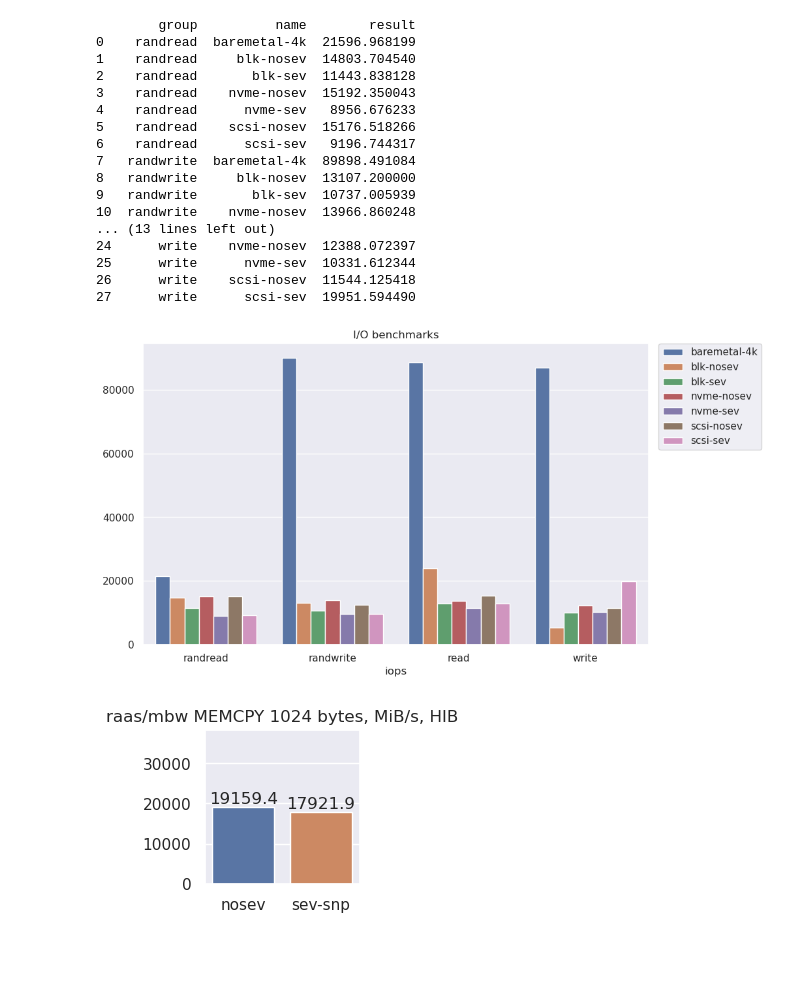
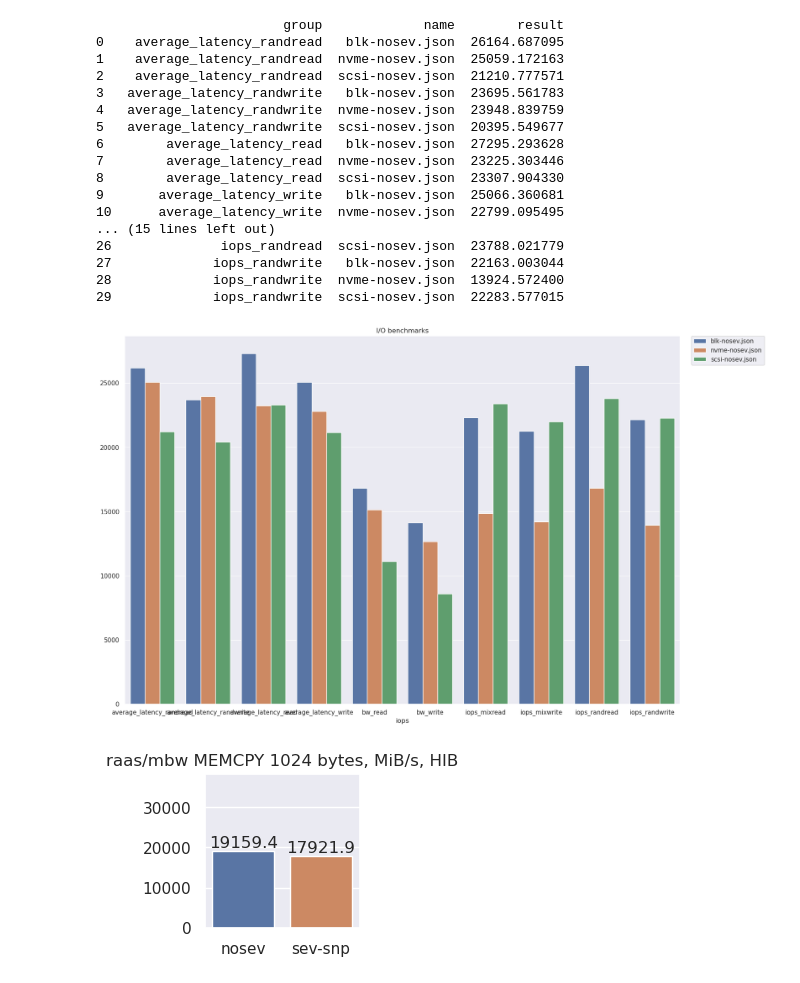
Before and after one commit to rcastellotti/gr, a Jupyter notebook: main.ipynb, the cells around one changed output. Cells and saved outputs as stored; diff of their text form; code cells hidden in the pictures; blank space fills up the shorter version.

```diff
--- a/main.ipynb
+++ b/main.ipynb
@@ -1,46 +1,46 @@
 # %%
 import os
 import pandas as pd
 import seaborn as sns
 import json
 import matplotlib.pyplot as plt
 from pprint import pprint
 
 
 df=pd.read_csv("iores.csv")
 # df=df.sort_values(["group","name"])
 # df=df[df["name"].str.contains("indirect")==False]
 # df.to_csv("iomanipres.csv")
 print(df)
 # df=df.sort_values(by='name')
 
-sns.set(rc={'figure.figsize':(10,6)})
+sns.set(rc={'figure.figsize':(18,12)})
 ax=sns.barplot(df, x="group",y="result",hue="name",orient="v", width=0.8)
 ax.set(xlabel ="iops", ylabel = "", title ='I/O benchmarks')
 # for container in ax.containers:
 #     ax.bar_label(container, fmt='%.1f')
 plt.legend(bbox_to_anchor=(1.02, 1), loc='upper left', borderaxespad=0)
 # plt.yscale("log")
 plt.show()
 # %% [output]
-        group          name        result
-0    randread  baremetal-4k  21596.968199
-1    randread     blk-nosev  14803.704540
-2    randread       blk-sev  11443.838128
-3    randread    nvme-nosev  15192.350043
-4    randread      nvme-sev   8956.676233
-5    randread    scsi-nosev  15176.518266
-6    randread      scsi-sev   9196.744317
-7   randwrite  baremetal-4k  89898.491084
-8   randwrite     blk-nosev  13107.200000
-9   randwrite       blk-sev  10737.005939
-10  randwrite    nvme-nosev  13966.860248
-... (13 lines left out)
-24      write    nvme-nosev  12388.072397
-25      write      nvme-sev  10331.612344
-26      write    scsi-nosev  11544.125418
-27      write      scsi-sev  19951.594490
+                        group             name        result
+0    average_latency_randread   blk-nosev.json  26164.687095
+1    average_latency_randread  nvme-nosev.json  25059.172163
+2    average_latency_randread  scsi-nosev.json  21210.777571
+3   average_latency_randwrite   blk-nosev.json  23695.561783
+4   average_latency_randwrite  nvme-nosev.json  23948.839759
+5   average_latency_randwrite  scsi-nosev.json  20395.549677
+6        average_latency_read   blk-nosev.json  27295.293628
+7        average_latency_read  nvme-nosev.json  23225.303446
+8        average_latency_read  scsi-nosev.json  23307.904330
+9       average_latency_write   blk-nosev.json  25066.360681
+10      average_latency_write  nvme-nosev.json  22799.095495
+... (15 lines left out)
+26              iops_randread  scsi-nosev.json  23788.021779
+27             iops_randwrite   blk-nosev.json  22163.003044
+28             iops_randwrite  nvme-nosev.json  13924.572400
+29             iops_randwrite  scsi-nosev.json  22283.577015
-[figure, old version]
+[figure, new version]
 # %%
 
 import matplotlib.pyplot as plt
```
Also changed, not shown: 7 other files.
